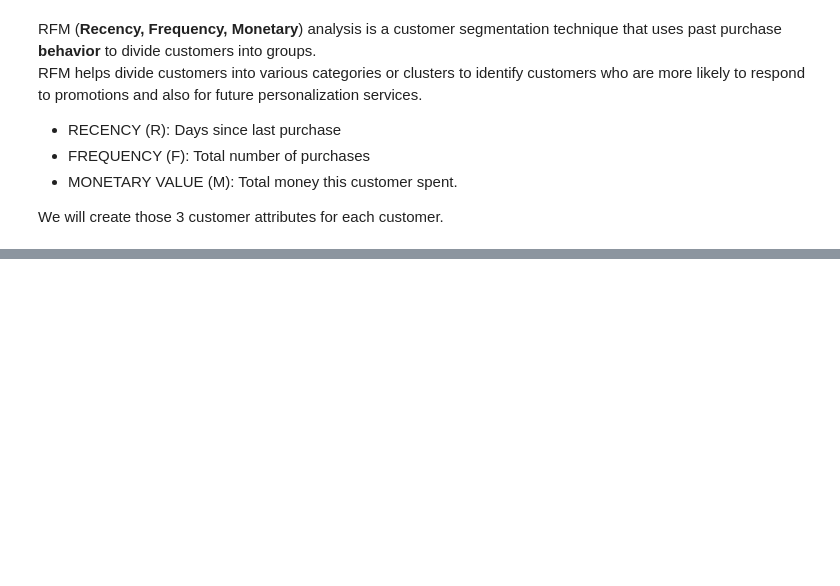
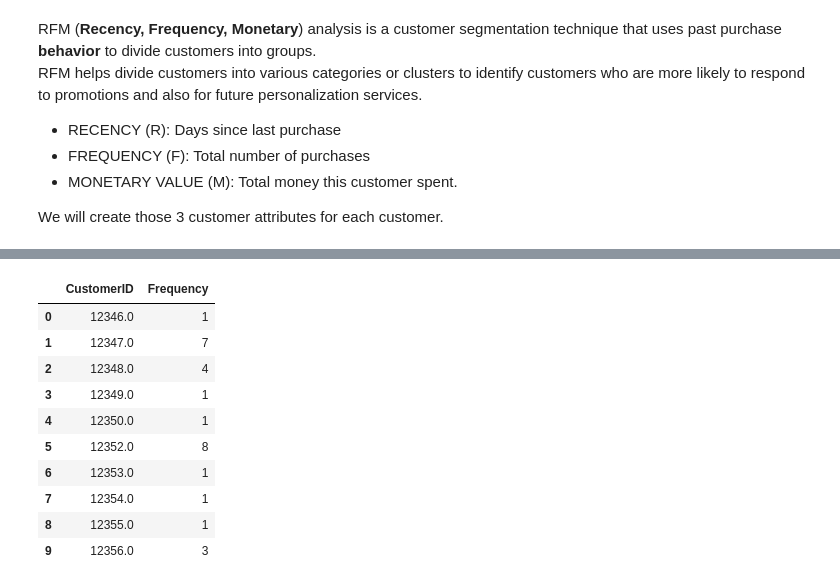
Before and after one commit to MOHD-TAUFIQUE/Customer-Segmentation--Unsupervised-Learning-Capstone-Project-4, a Jupyter notebook: Copy_of_Online_Retail_Customer_Segmentation_Capstone_Project.ipynb, the cells around one changed output, grey strips where cells are left out. Saved outputs shown, nothing was run; the diff lists cells and outputs as text; code cells hidden in the pictures; blank space fills up the shorter version.

```diff
--- a/Copy_of_Online_Retail_Customer_Segmentation_Capstone_Project.ipynb
+++ b/Copy_of_Online_Retail_Customer_Segmentation_Capstone_Project.ipynb
@@ -751,0 +807,20 @@ We will create those 3 customer attributes for each customer.
+# %%
+# drop duplicates
+retail_df_copy2 = retail_df_copy
+retail_df_copy2.drop_duplicates(subset=['InvoiceNo', 'CustomerID'], keep="first", inplace=True)
+#calculate frequency of purchases
+frequency_df = retail_df_copy2.groupby(by=['CustomerID'], as_index=False)['InvoiceNo'].count()
+frequency_df.columns = ['CustomerID','Frequency']
+frequency_df.head(10)
+# %% [output]
+|  | CustomerID | Frequency |
+| 0 | 12346.0 | 1 |
+| 1 | 12347.0 | 7 |
+| 2 | 12348.0 | 4 |
+| 3 | 12349.0 | 1 |
+| 4 | 12350.0 | 1 |
+| 5 | 12352.0 | 8 |
+| 6 | 12353.0 | 1 |
+| 7 | 12354.0 | 1 |
+| 8 | 12355.0 | 1 |
+| 9 | 12356.0 | 3 |
```
Also changed, not shown: parts of 15 cells of this notebook.
